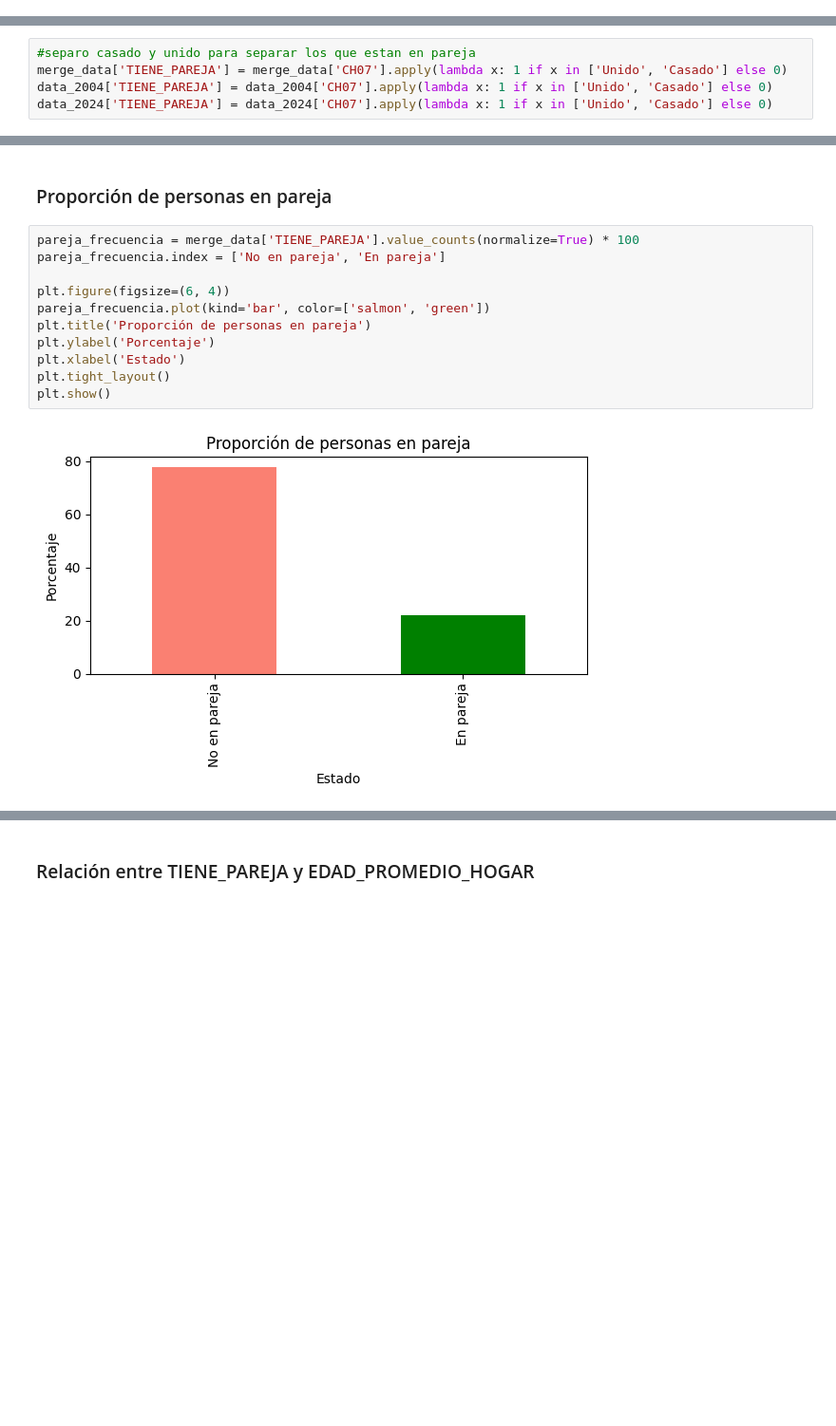
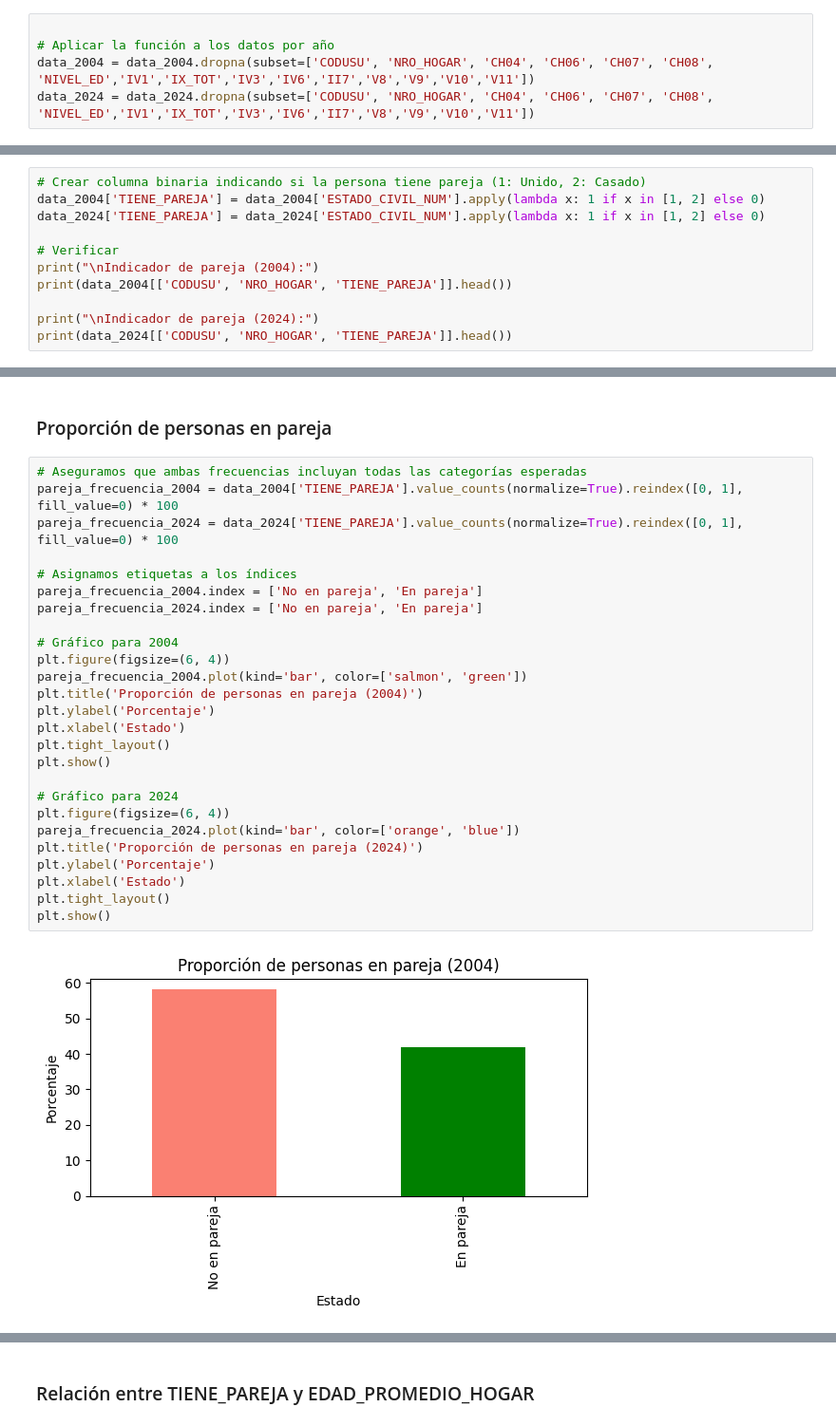
Before and after one commit to fstrejilevich/CC408-T2-5, a Jupyter notebook: TP4/TP4Cs.ipynb, the cells around one changed output, grey strips where cells are left out. Shown: that part at 95% size. Saved outputs shown, nothing was run; the diff lists cells and outputs as text; blank space fills up the shorter version.

```diff
--- a/TP4/TP4Cs.ipynb
+++ b/TP4/TP4Cs.ipynb
@@ -343,3 +261,8 @@ Dimensiones después de eliminar columnas: (14698, 263)
+# %%
+
+# Aplicar la función a los datos por año
+data_2004 = data_2004.dropna(subset=['CODUSU', 'NRO_HOGAR', 'CH04', 'CH06', 'CH07', 'CH08', 'NIVEL_ED','IV1','IX_TOT','IV3','IV6','II7','V8','V9','V10','V11'])
+data_2024 = data_2024.dropna(subset=['CODUSU', 'NRO_HOGAR', 'CH04', 'CH06', 'CH07', 'CH08', 'NIVEL_ED','IV1','IX_TOT','IV3','IV6','II7','V8','V9','V10','V11'])
 # %%
 data_2004['ESTADO'].value_counts()
 # %% [output]
@@ -501,8 +448,14 @@ data_2024['ESTADO_CIVIL_NUM'] = data_2024['CH07'].replace(estado_civil)
 ### Variable 5- Tiene pareja (Casado o Unido)
 # %% [markdown]
 ###### Pasa algo similar al anteiror pueden pensarse como una, pero pasarla a numerica permite ver muchos analisis en el punto 5
-# %%
-#separo casado y unido para separar los que estan en pareja
-merge_data['TIENE_PAREJA'] = merge_data['CH07'].apply(lambda x: 1 if x in ['Unido', 'Casado'] else 0)
-data_2004['TIENE_PAREJA'] = data_2004['CH07'].apply(lambda x: 1 if x in ['Unido', 'Casado'] else 0)
-data_2024['TIENE_PAREJA'] = data_2024['CH07'].apply(lambda x: 1 if x in ['Unido', 'Casado'] else 0)
+# %%
+# Crear columna binaria indicando si la persona tiene pareja (1: Unido, 2: Casado)
+data_2004['TIENE_PAREJA'] = data_2004['ESTADO_CIVIL_NUM'].apply(lambda x: 1 if x in [1, 2] else 0)
+data_2024['TIENE_PAREJA'] = data_2024['ESTADO_CIVIL_NUM'].apply(lambda x: 1 if x in [1, 2] else 0)
+
+# Verificar
+print("\nIndicador de pareja (2004):")
+print(data_2004[['CODUSU', 'NRO_HOGAR', 'TIENE_PAREJA']].head())
+
+print("\nIndicador de pareja (2024):")
+print(data_2024[['CODUSU', 'NRO_HOGAR', 'TIENE_PAREJA']].head())
@@ -573,15 +569,30 @@ plt.show()
 # %% [markdown]
 ### Proporción de personas en pareja
 # %%
-pareja_frecuencia = merge_data['TIENE_PAREJA'].value_counts(normalize=True) * 100
-pareja_frecuencia.index = ['No en pareja', 'En pareja']
+# Aseguramos que ambas frecuencias incluyan todas las categorías esperadas
+pareja_frecuencia_2004 = data_2004['TIENE_PAREJA'].value_counts(normalize=True).reindex([0, 1], fill_value=0) * 100
+pareja_frecuencia_2024 = data_2024['TIENE_PAREJA'].value_counts(normalize=True).reindex([0, 1], fill_value=0) * 100
 
+# Asignamos etiquetas a los índices
+pareja_frecuencia_2004.index = ['No en pareja', 'En pareja']
+pareja_frecuencia_2024.index = ['No en pareja', 'En pareja']
+
+# Gráfico para 2004
 plt.figure(figsize=(6, 4))
-pareja_frecuencia.plot(kind='bar', color=['salmon', 'green'])
-plt.title('Proporción de personas en pareja')
+pareja_frecuencia_2004.plot(kind='bar', color=['salmon', 'green'])
+plt.title('Proporción de personas en pareja (2004)')
 plt.ylabel('Porcentaje')
 plt.xlabel('Estado')
 plt.tight_layout()
 plt.show()
+
+# Gráfico para 2024
+plt.figure(figsize=(6, 4))
+pareja_frecuencia_2024.plot(kind='bar', color=['orange', 'blue'])
+plt.title('Proporción de personas en pareja (2024)')
+plt.ylabel('Porcentaje')
+plt.xlabel('Estado')
+plt.tight_layout()
+plt.show()
 # %% [output]
-[figure, old version]
+[figure, new version]
```
Also changed, not shown: parts of 58 cells of this notebook.
